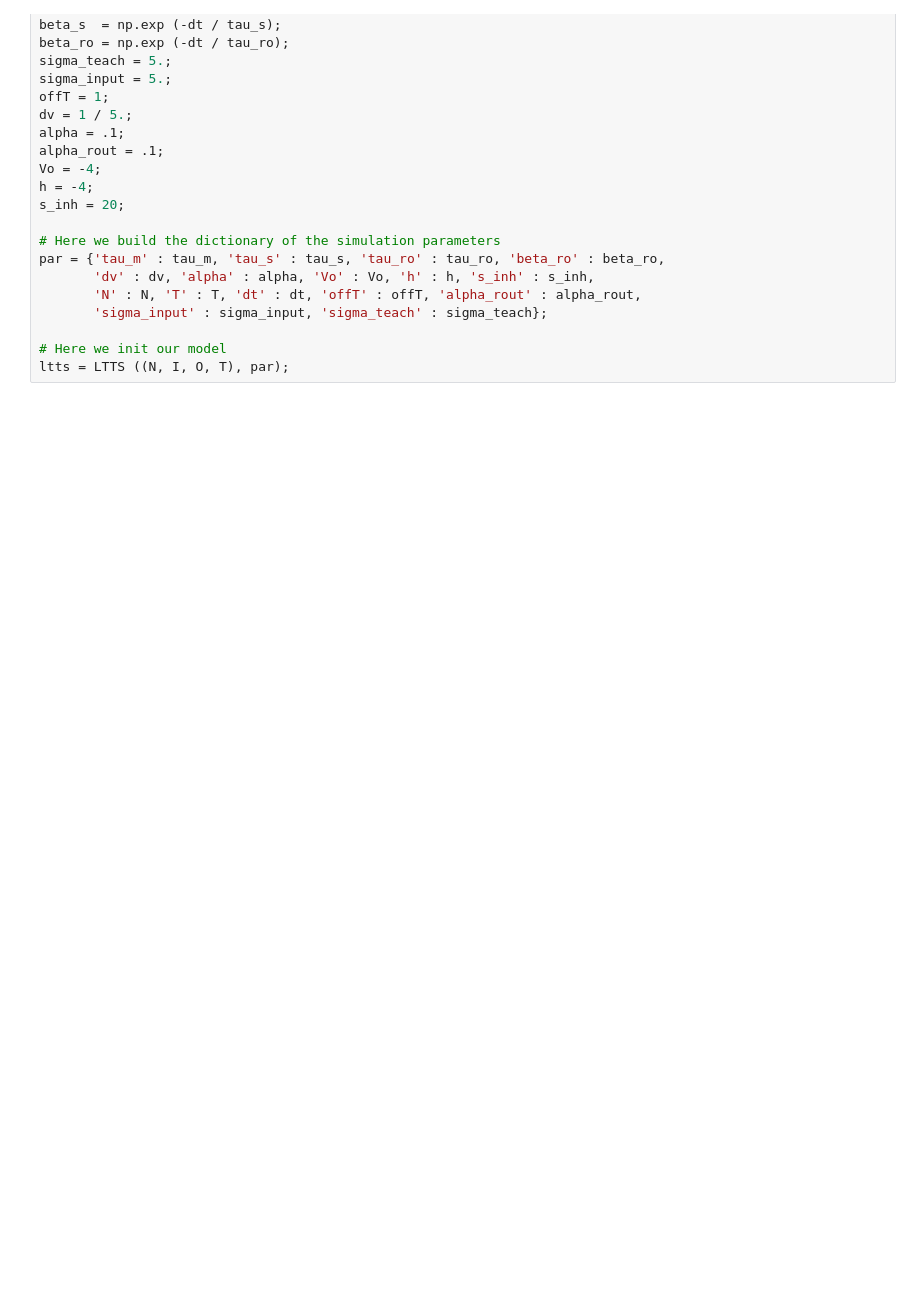
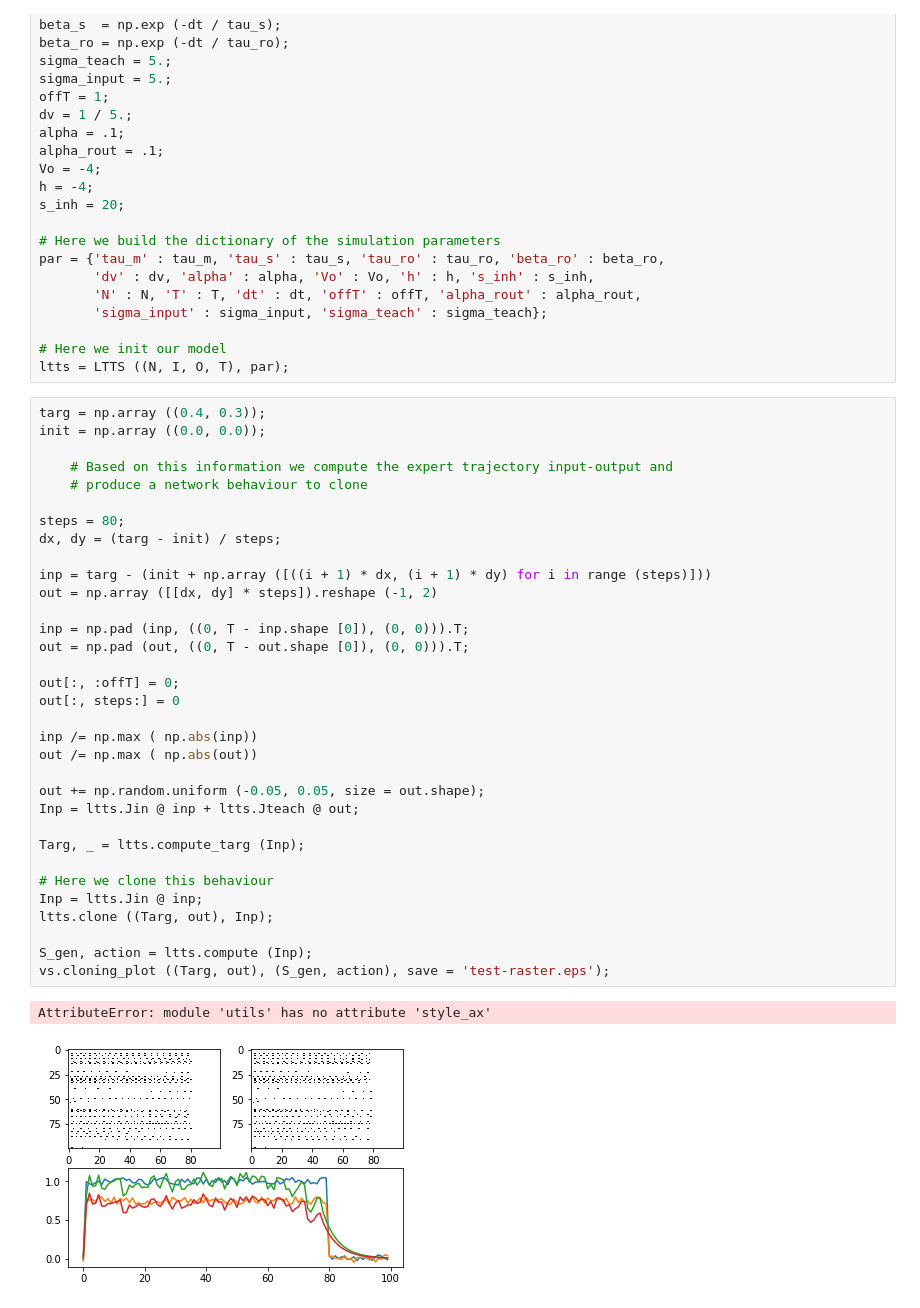
Before and after one commit to myscience/LTTS-BC, a Jupyter notebook: matin_2targets.ipynb, the cells around one changed output. Cells and saved outputs as stored; diff of their text form; blank space fills up the shorter version.

```diff
--- a/matin_2targets.ipynb
+++ b/matin_2targets.ipynb
@@ -35,3 +35,39 @@ par = {'tau_m' : tau_m, 'tau_s' : tau_s, 'tau_ro' : tau_ro, 'beta_ro' : beta_ro,
 
 # Here we init our model
 ltts = LTTS ((N, I, O, T), par);
+# %%
+targ = np.array ((0.4, 0.3));
+init = np.array ((0.0, 0.0));
+
+	# Based on this information we compute the expert trajectory input-output and
+	# produce a network behaviour to clone
+
+steps = 80;
+dx, dy = (targ - init) / steps;
+
+inp = targ - (init + np.array ([((i + 1) * dx, (i + 1) * dy) for i in range (steps)]))
+out = np.array ([[dx, dy] * steps]).reshape (-1, 2)
+
+inp = np.pad (inp, ((0, T - inp.shape [0]), (0, 0))).T;
+out = np.pad (out, ((0, T - out.shape [0]), (0, 0))).T;
+
+out[:, :offT] = 0;
+out[:, steps:] = 0
+
+inp /= np.max ( np.abs(inp))
+out /= np.max ( np.abs(out))
+
+out += np.random.uniform (-0.05, 0.05, size = out.shape);
+Inp = ltts.Jin @ inp + ltts.Jteach @ out;
+
+Targ, _ = ltts.compute_targ (Inp);
+
+# Here we clone this behaviour
+Inp = ltts.Jin @ inp;
+ltts.clone ((Targ, out), Inp);
+
+S_gen, action = ltts.compute (Inp);
+vs.cloning_plot ((Targ, out), (S_gen, action), save = 'test-raster.eps');
+# %% [output]
+AttributeError: module 'utils' has no attribute 'style_ax'
+[figure, added]
```
Also changed, not shown: parts of 5 cells of this notebook, 2 other files.
